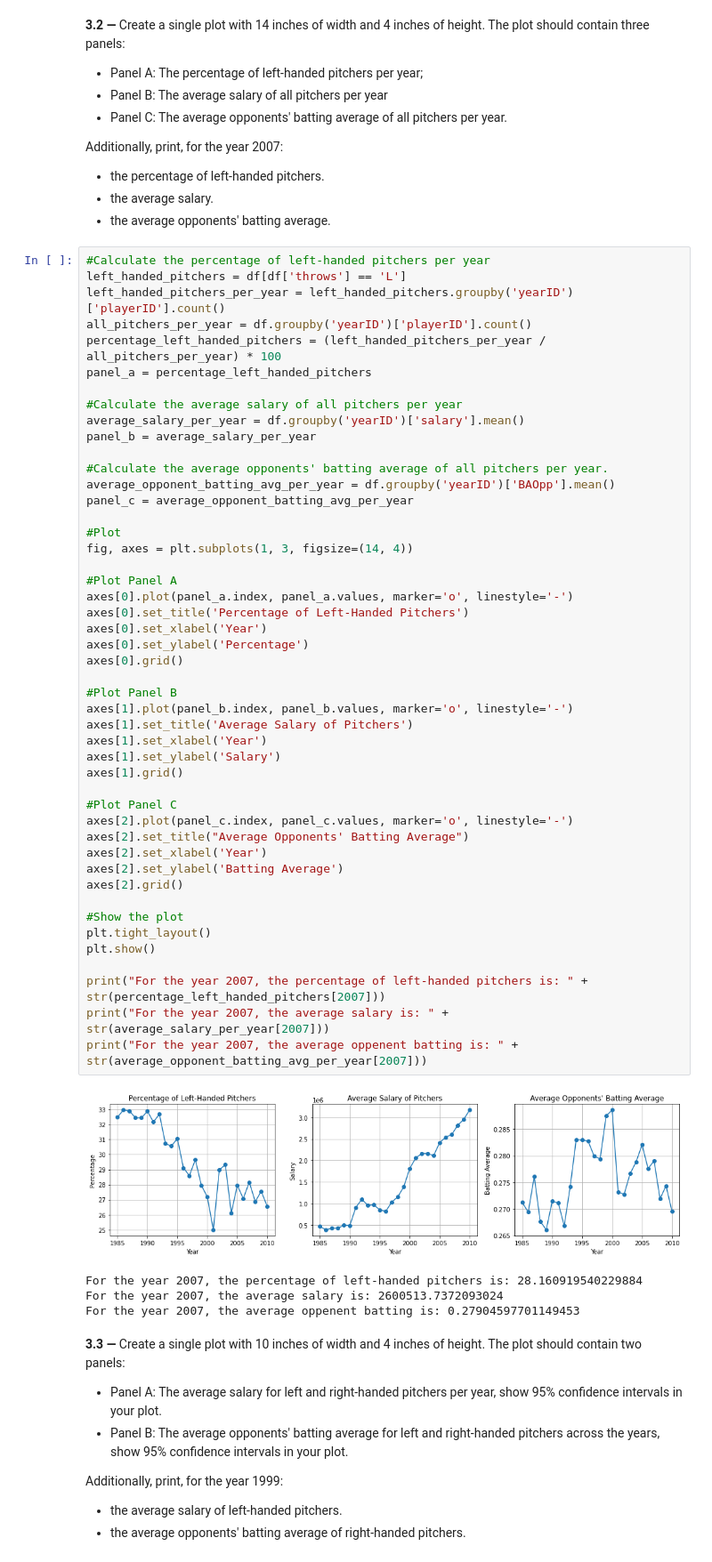
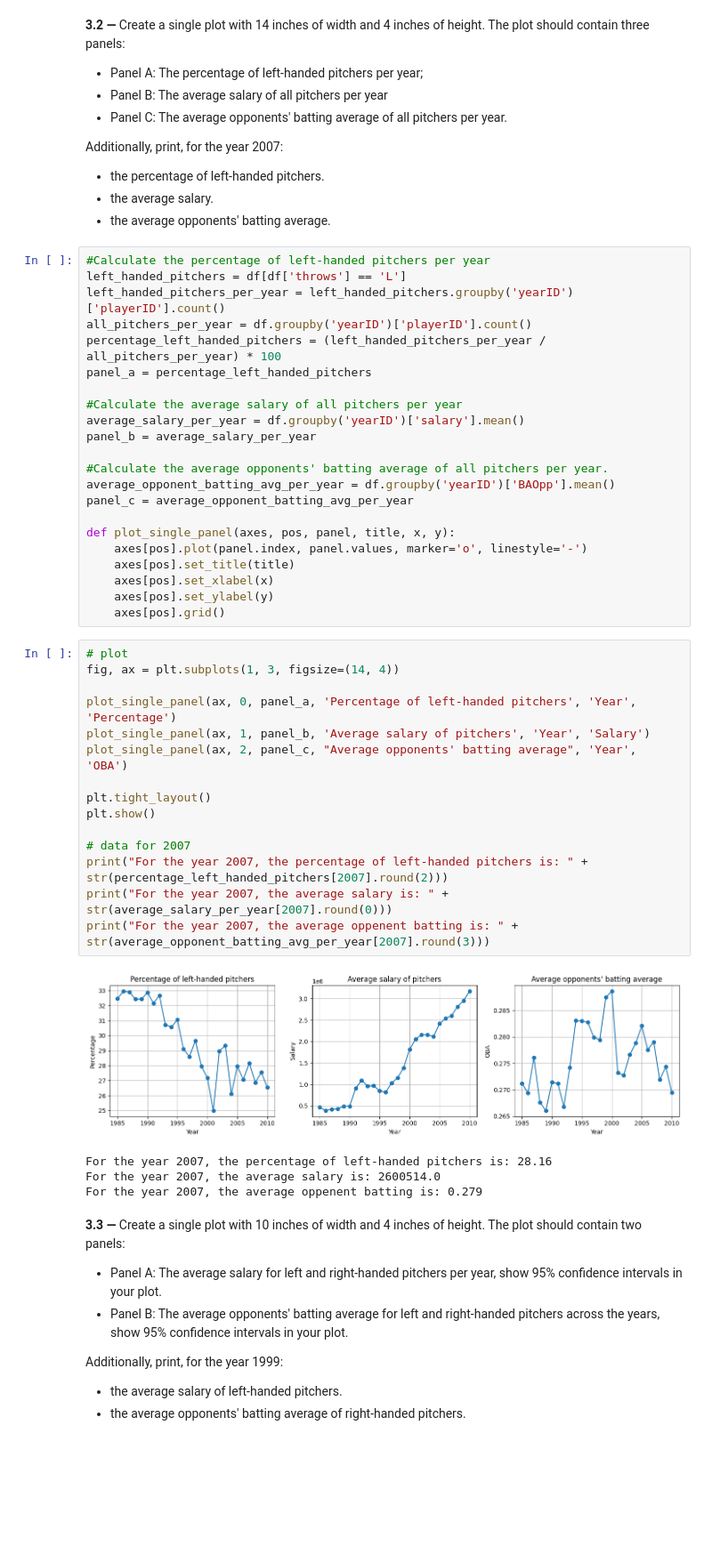
Before and after one commit to benjaminAouzir/FautTrouverUnNomPourADA, a Jupyter notebook: 01 - Pandas Data Wrangling and Data Viz/h1.ipynb, the cells around one changed output. Shown: that part at 89% size. Drawn from its saved outputs; the diff is of its cells as text; blank space fills up the shorter version.

```diff
--- a/01 - Pandas Data Wrangling and Data Viz/h1.ipynb
+++ b/01 - Pandas Data Wrangling and Data Viz/h1.ipynb
@@ -514,42 +526,32 @@ panel_b = average_salary_per_year
 average_opponent_batting_avg_per_year = df.groupby('yearID')['BAOpp'].mean()
 panel_c = average_opponent_batting_avg_per_year
 
-#Plot
-fig, axes = plt.subplots(1, 3, figsize=(14, 4))
-
-#Plot Panel A
-axes[0].plot(panel_a.index, panel_a.values, marker='o', linestyle='-')
-axes[0].set_title('Percentage of Left-Handed Pitchers')
-axes[0].set_xlabel('Year')
-axes[0].set_ylabel('Percentage')
-axes[0].grid()
-
-#Plot Panel B
-axes[1].plot(panel_b.index, panel_b.values, marker='o', linestyle='-')
-axes[1].set_title('Average Salary of Pitchers')
-axes[1].set_xlabel('Year')
-axes[1].set_ylabel('Salary')
-axes[1].grid()
-
-#Plot Panel C
-axes[2].plot(panel_c.index, panel_c.values, marker='o', linestyle='-')
-axes[2].set_title("Average Opponents' Batting Average")
-axes[2].set_xlabel('Year')
-axes[2].set_ylabel('Batting Average')
-axes[2].grid()
-
-#Show the plot
-plt.tight_layout()
-plt.show()
-
-print("For the year 2007, the percentage of left-handed pitchers is: " + str(percentage_left_handed_pitchers[2007]))
-print("For the year 2007, the average salary is: " + str(average_salary_per_year[2007]))
-print("For the year 2007, the average oppenent batting is: " + str(average_opponent_batting_avg_per_year[2007]))
+def plot_single_panel(axes, pos, panel, title, x, y):
+    axes[pos].plot(panel.index, panel.values, marker='o', linestyle='-')
+    axes[pos].set_title(title)
+    axes[pos].set_xlabel(x)
+    axes[pos].set_ylabel(y)
+    axes[pos].grid()
-# %% [output]
-[figure, removed]
-For the year 2007, the percentage of left-handed pitchers is: 28.160919540229884
-For the year 2007, the average salary is: 2600513.7372093024
-For the year 2007, the average oppenent batting is: 0.27904597701149453
+# %%
+# plot
+fig, ax = plt.subplots(1, 3, figsize=(14, 4))
+
+plot_single_panel(ax, 0, panel_a, 'Percentage of left-handed pitchers', 'Year', 'Percentage')
+plot_single_panel(ax, 1, panel_b, 'Average salary of pitchers', 'Year', 'Salary')
+plot_single_panel(ax, 2, panel_c, "Average opponents' batting average", 'Year', 'OBA')
+
+plt.tight_layout()
+plt.show()
+
+# data for 2007
+print("For the year 2007, the percentage of left-handed pitchers is: " + str(percentage_left_handed_pitchers[2007].round(2)))
+print("For the year 2007, the average salary is: " + str(average_salary_per_year[2007].round(0)))
+print("For the year 2007, the average oppenent batting is: " + str(average_opponent_batting_avg_per_year[2007].round(3)))
+# %% [output]
+[figure, added]
+For the year 2007, the percentage of left-handed pitchers is: 28.16
+For the year 2007, the average salary is: 2600514.0
+For the year 2007, the average oppenent batting is: 0.279
 # %% [markdown]
 **3.3 —** Create a single plot with 10 inches of width and 4 inches of height. The plot should contain two panels:
 - Panel A: The average salary for left and right-handed pitchers per year, show 95% confidence intervals in your plot.
```
Also changed, not shown: parts of 16 cells of this notebook.
